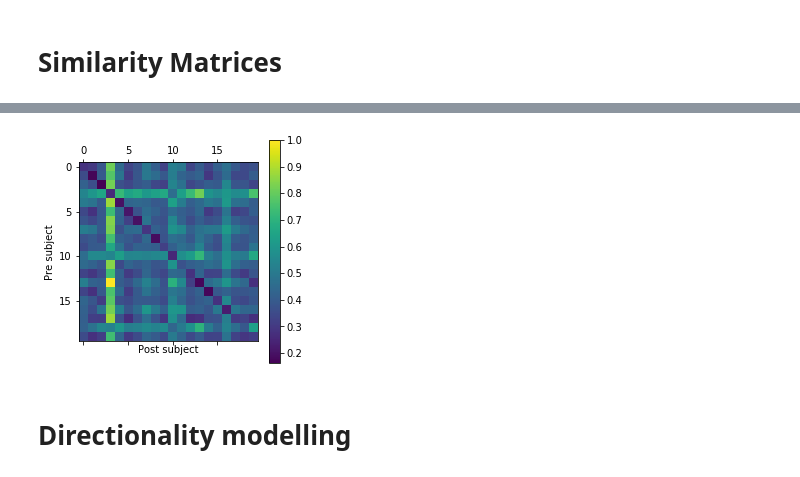
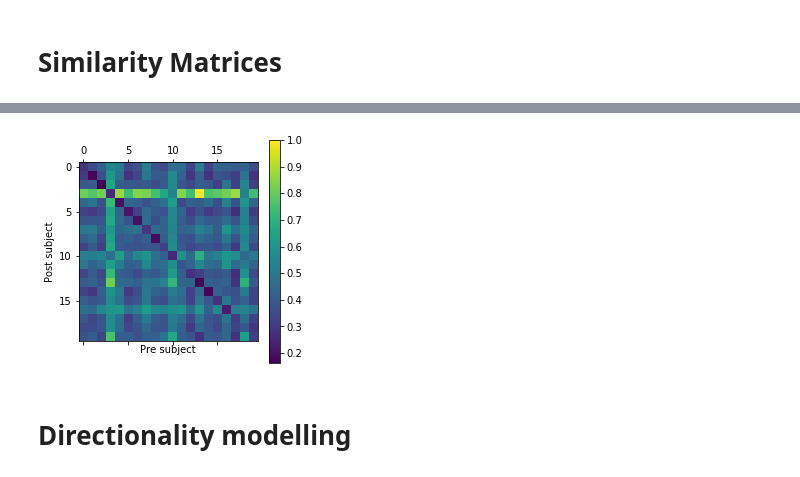
Before and after one commit to HALtheWise/Neurotech-project-1, a Jupyter notebook: exploration-v1.ipynb, the cells around one changed output, grey strips where cells are left out. Drawn from its saved outputs; the diff is of its cells as text; code cells hidden in the pictures.

```diff
--- a/exploration-v1.ipynb
+++ b/exploration-v1.ipynb
@@ -79,21 +79,23 @@ subjects.head()
 | 5 | Behavioral-Analyzed-Data/training/5 | <__main__.Subject object at 0x...> | [0.0, 744.692073171, 306.80762081... | [0.0, 702.096537251, 225.51228558... |
 # %%
 distMatrix = np.zeros([len(subjects), len(subjects)])
-for i, pre in enumerate(subjects.reducedPre):
-    for j, post in enumerate(subjects.reducedPost):
-        distMatrix[i, j] = dist_func(pre, post)
+for i, post in subjects.reducedPost.iteritems():
+    # For each post scan
+    for j, pre in subjects.reducedPre.iteritems():
+        # How similar is it to each pre scan
+        distMatrix[i-1, j-1] = dist_func(pre, post)
 
 distMatrix /= np.nanmax(distMatrix)
 
 cax = plt.matshow(distMatrix)
 
 plt.colorbar(cax)
 # plt.title('Correlation between incomming and outgoing scans')
-plt.xlabel('Post subject')
-plt.ylabel('Pre subject')
+plt.xlabel('Pre subject')
+plt.ylabel('Post subject')
 
 plt.savefig('DistanceMap.png', dpi=500)
 # %% [output]
-[figure, old version]
+[figure, new version]
 # %% [markdown]
 # Directionality modelling
```
Also changed, not shown: parts of 4 cells of this notebook, 2 other files.
